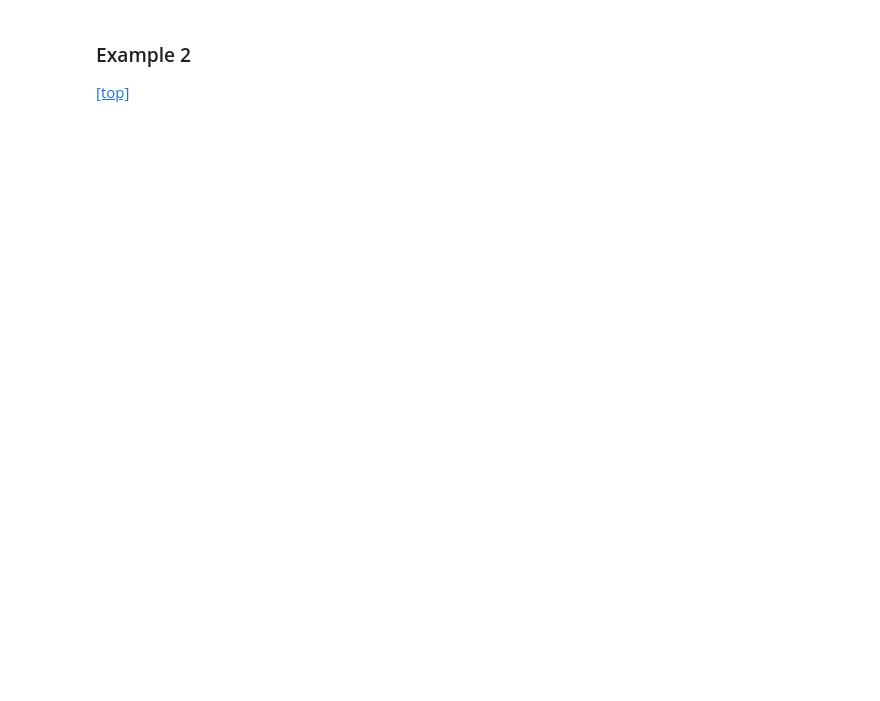
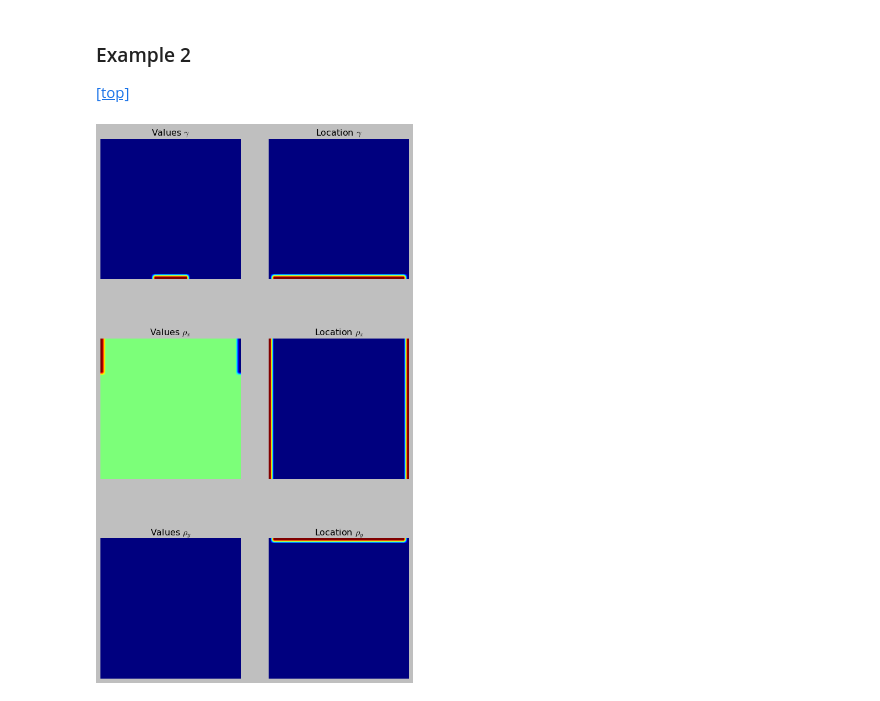
Before and after one commit to JustinBakerMath/homogenize, a Jupyter notebook: Homogenization.ipynb, the cells around one changed output. Cells and saved outputs as stored; diff of their text form; code cells hidden in the pictures; blank space fills up the shorter version.

```diff
--- a/Homogenization.ipynb
+++ b/Homogenization.ipynb
@@ -646 +666,30 @@ plt.axis('off')
+# %%
+plt.figure(figsize=(9,16))
+plt.subplot(321)
+plt.title('Values $\\gamma$')
+plt.imshow(prob.gamma[::-1])
+plt.axis('off')
+plt.subplot(322)
+plt.title('Location $\\gamma$')
+plt.imshow(prob.gamma_loc[::-1])
+plt.axis('off')
+plt.subplot(323)
+plt.title('Values $\\rho_x$')
+plt.imshow(prob.rho_x[::-1])
+plt.axis('off')
+plt.subplot(324)
+plt.title('Location $\\rho_x$')
+plt.imshow(prob.rho_xloc[::-1])
+plt.axis('off')
+plt.subplot(325)
+plt.title('Values $\\rho_y$')
+plt.imshow(prob.rho_y[::-1])
+plt.axis('off')
+plt.subplot(326)
+plt.title('Location $\\rho_y$')
+plt.imshow(prob.rho_yloc[::-1])
+plt.axis('off')
+plt.show()
+# %% [output]
+[figure, added]
 # %%
```
Also changed, not shown: parts of 18 cells of this notebook, 3 other files.
